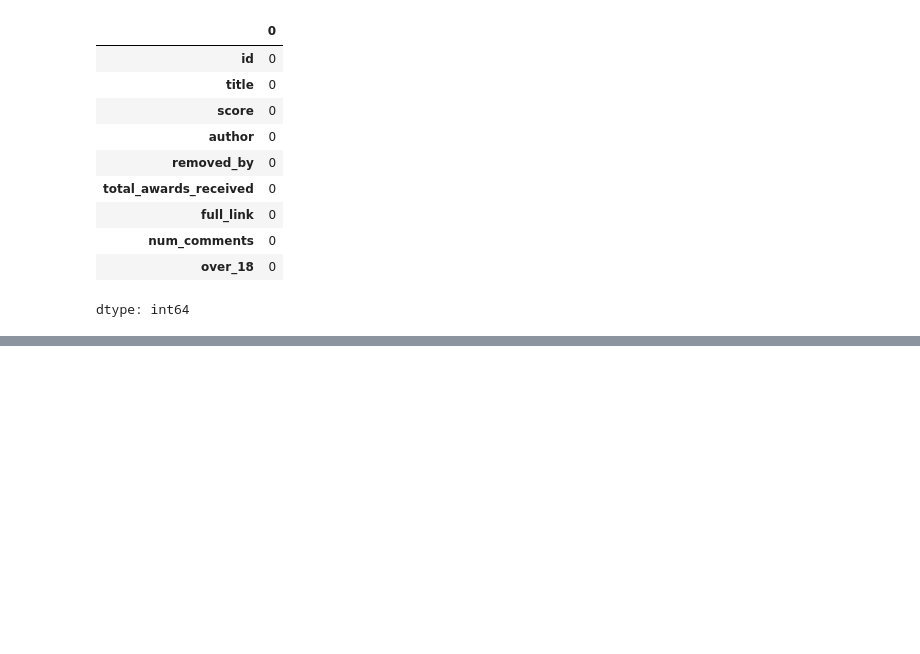
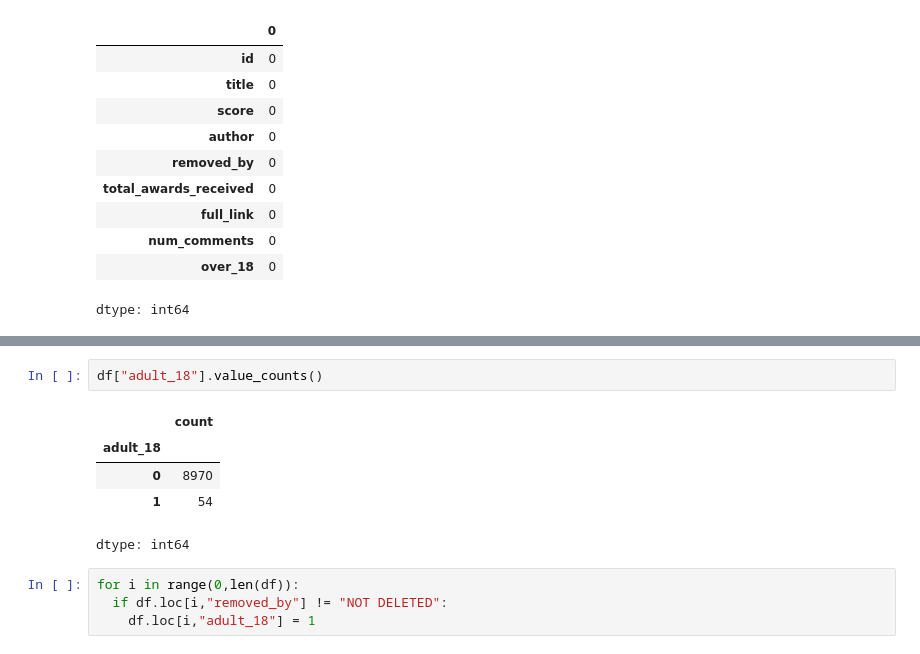
Before and after one commit to raina1234-a/Reddit-Post-Analysis-and-Moderation-Classifier, a Jupyter notebook: reddit_postClassification.ipynb, the cells around one changed output, grey strips where cells are left out. Cells and saved outputs as stored; diff of their text form; blank space fills up the shorter version.

```diff
--- a/reddit_postClassification.ipynb
+++ b/reddit_postClassification.ipynb
@@ -241,0 +245,12 @@ df.corr(numeric_only=True)
+# %%
+df["adult_18"].value_counts()
+# %% [output]
+|  | count |
+| adult_18 |  |
+| 0 | 8970 |
+| 1 | 54 |
+dtype: int64
+# %%
+for i in range(0,len(df)):
+  if df.loc[i,"removed_by"] != "NOT DELETED":
+    df.loc[i,"adult_18"] = 1
```
Also changed, not shown: parts of 18 cells of this notebook.
